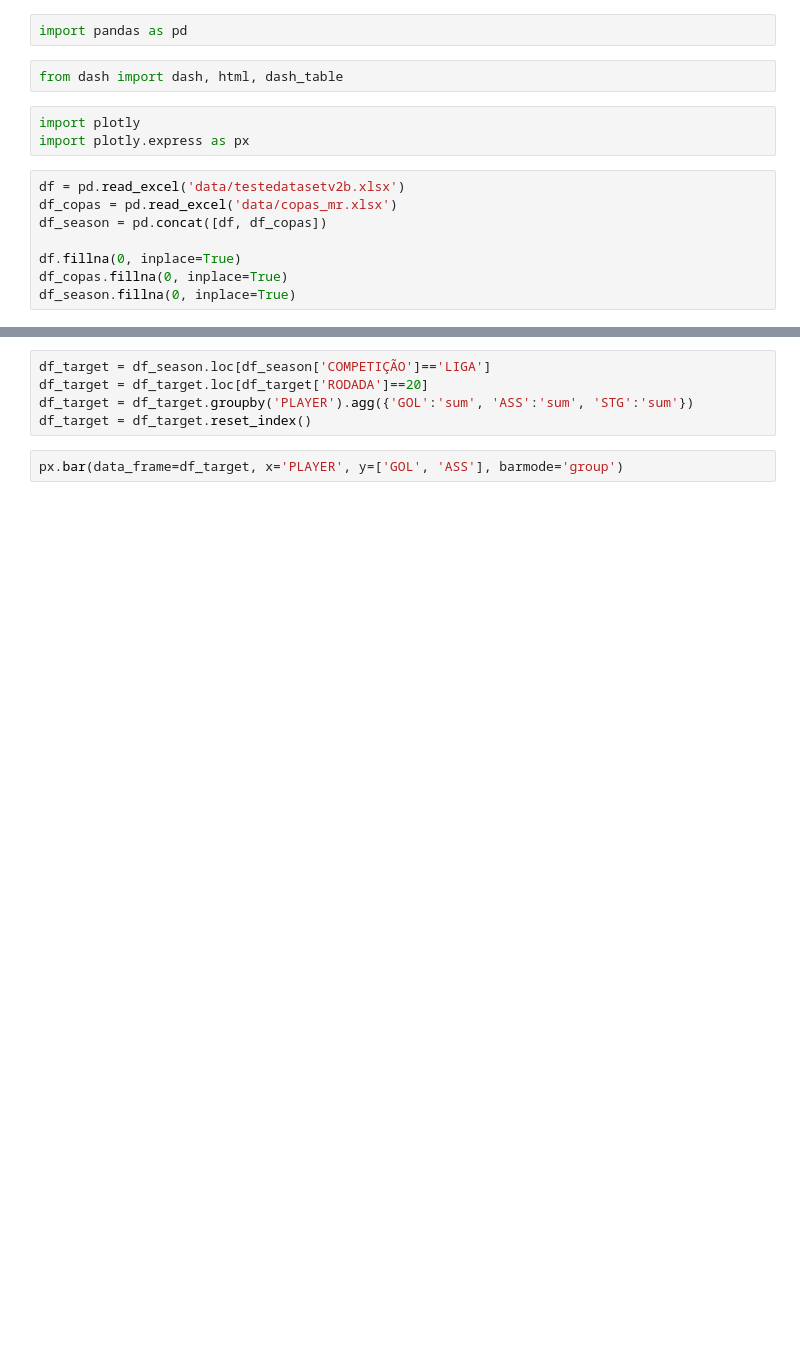
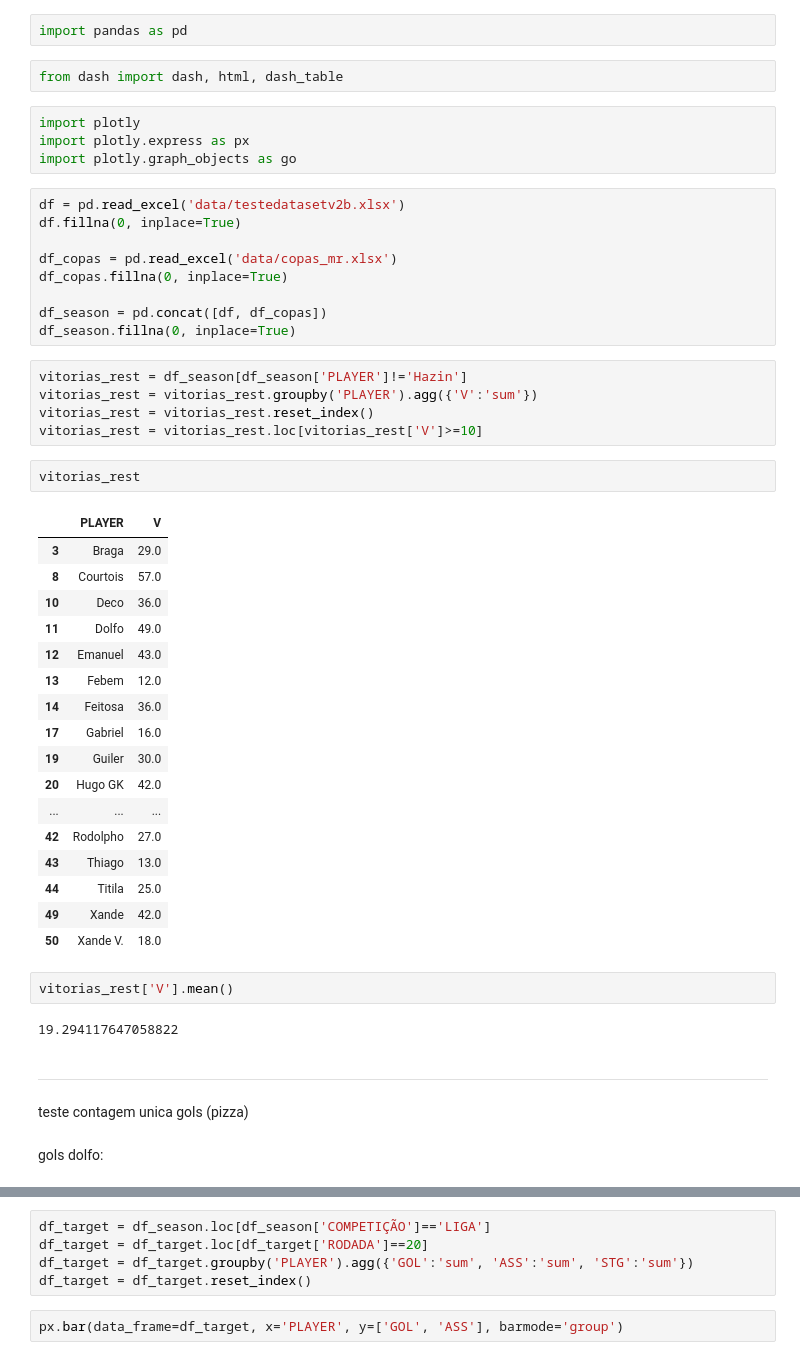
Before and after one commit to talesaraujoc/mrleague_v2_web_app, a Jupyter notebook: notebook_test.ipynb, the cells around one changed output, grey strips where cells are left out. Saved outputs shown, nothing was run; the diff lists cells and outputs as text; blank space fills up the shorter version.

```diff
--- a/notebook_test.ipynb
+++ b/notebook_test.ipynb
@@ -5,11 +5,48 @@ from dash import dash, html, dash_table
 # %%
 import plotly
 import plotly.express as px
+import plotly.graph_objects as go
 # %%
 df = pd.read_excel('data/testedatasetv2b.xlsx')
+df.fillna(0, inplace=True)
+
 df_copas = pd.read_excel('data/copas_mr.xlsx')
+df_copas.fillna(0, inplace=True)
+
 df_season = pd.concat([df, df_copas])
-
-df.fillna(0, inplace=True)
-df_copas.fillna(0, inplace=True)
 df_season.fillna(0, inplace=True)
+# %%
+vitorias_rest = df_season[df_season['PLAYER']!='Hazin']
+vitorias_rest = vitorias_rest.groupby('PLAYER').agg({'V':'sum'})
+vitorias_rest = vitorias_rest.reset_index()
+vitorias_rest = vitorias_rest.loc[vitorias_rest['V']>=10]
+# %%
+vitorias_rest
+# %% [output]
+|  | PLAYER | V |
+| 3 | Braga | 29.0 |
+| 8 | Courtois | 57.0 |
+| 10 | Deco | 36.0 |
+| 11 | Dolfo | 49.0 |
+| 12 | Emanuel | 43.0 |
+| 13 | Febem | 12.0 |
+| 14 | Feitosa | 36.0 |
+| 17 | Gabriel | 16.0 |
+| 19 | Guiler | 30.0 |
+| 20 | Hugo GK | 42.0 |
+| ... | ... | ... |
+| 42 | Rodolpho | 27.0 |
+| 43 | Thiago | 13.0 |
+| 44 | Titila | 25.0 |
+| 49 | Xande | 42.0 |
+| 50 | Xande V. | 18.0 |
+# %%
+vitorias_rest['V'].mean()
+# %% [output]
+19.294117647058822
+# %% [markdown]
+---
+# %% [markdown]
+teste contagem unica gols (pizza)
+# %% [markdown]
+gols dolfo:
```
Also changed, not shown: parts of 29 cells of this notebook, 2 other files.
